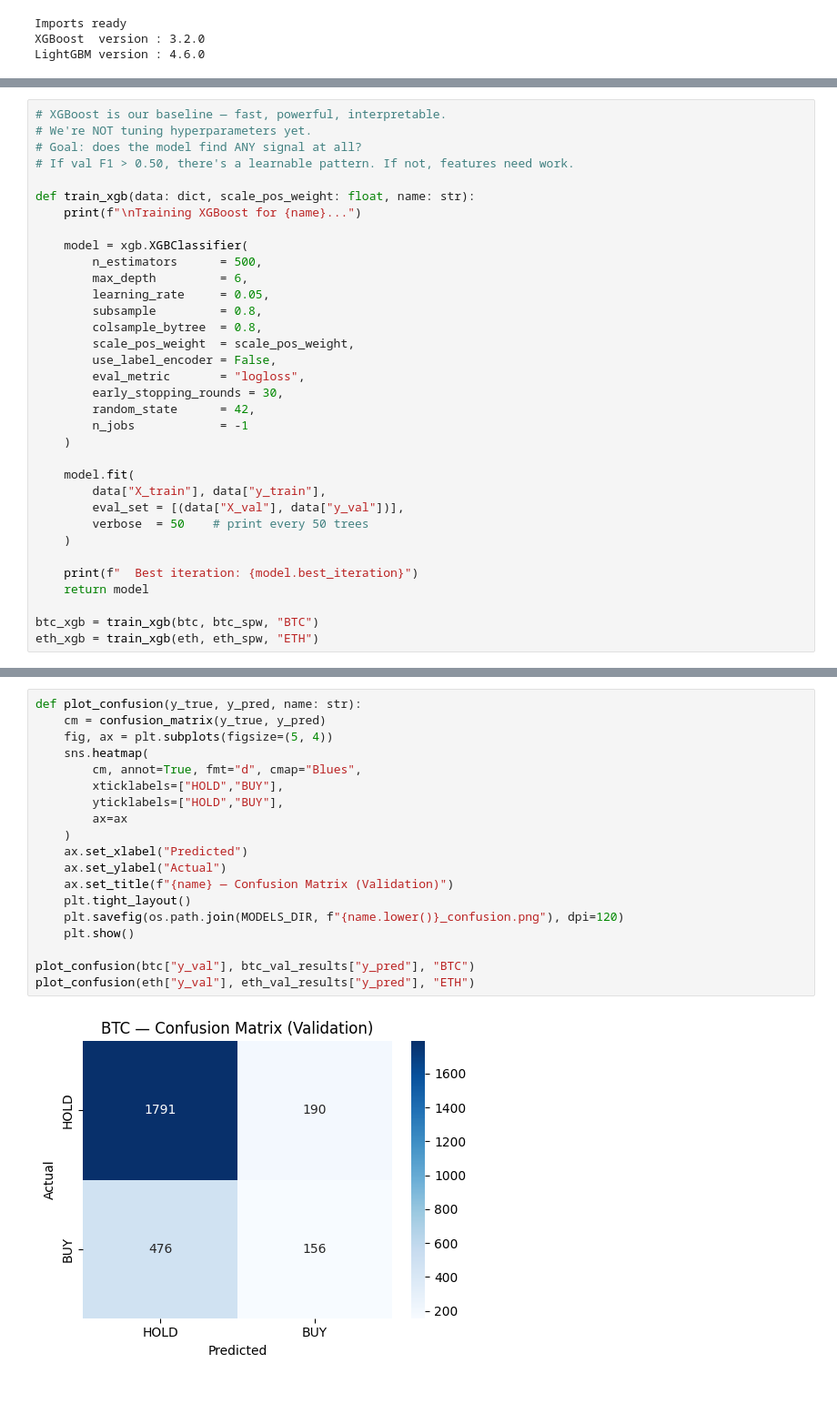
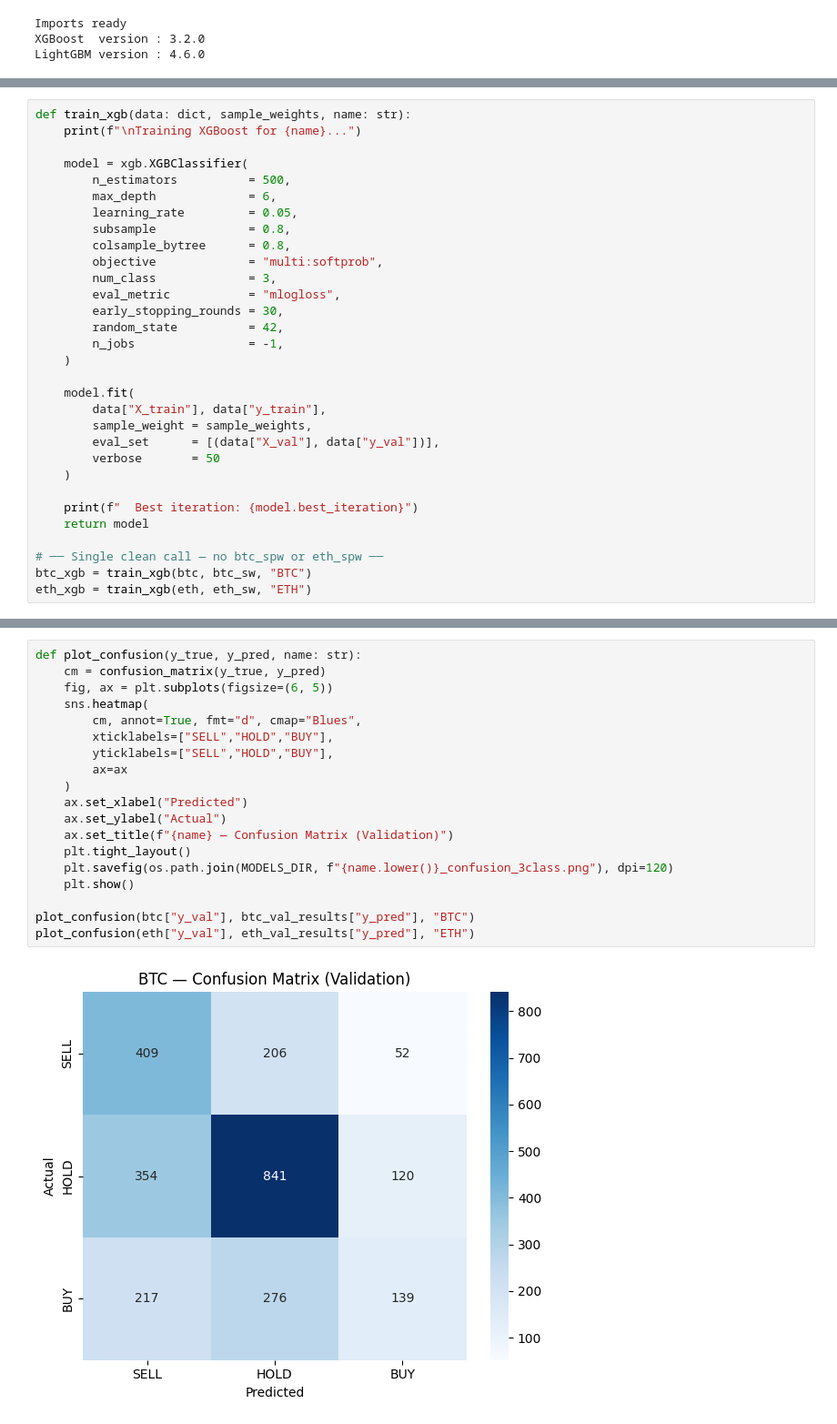
Before and after one commit to amoghrman/Algo-trading, a Jupyter notebook: 03_model_training.ipynb, the cells around one changed output, grey strips where cells are left out. Shown at 91% size. Drawn from its saved outputs; the diff is of its cells as text; blank space fills up the shorter version.

```diff
--- a/03_model_training.ipynb
+++ b/03_model_training.ipynb
@@ -139,36 +152,33 @@ ETH:
 # %%
-# XGBoost is our baseline — fast, powerful, interpretable.
-# We're NOT tuning hyperparameters yet.
-# Goal: does the model find ANY signal at all?
-# If val F1 > 0.50, there's a learnable pattern. If not, features need work.
-
-def train_xgb(data: dict, scale_pos_weight: float, name: str):
+def train_xgb(data: dict, sample_weights, name: str):
     print(f"\nTraining XGBoost for {name}...")
 
     model = xgb.XGBClassifier(
-        n_estimators      = 500,
-        max_depth         = 6,
-        learning_rate     = 0.05,
-        subsample         = 0.8,
-        colsample_bytree  = 0.8,
-        scale_pos_weight  = scale_pos_weight,
-        use_label_encoder = False,
-        eval_metric       = "logloss",
+        n_estimators          = 500,
+        max_depth             = 6,
+        learning_rate         = 0.05,
+        subsample             = 0.8,
+        colsample_bytree      = 0.8,
+        objective             = "multi:softprob",
+        num_class             = 3,
+        eval_metric           = "mlogloss",
         early_stopping_rounds = 30,
-        random_state      = 42,
-        n_jobs            = -1
+        random_state          = 42,
+        n_jobs                = -1,
     )
 
     model.fit(
         data["X_train"], data["y_train"],
-        eval_set = [(data["X_val"], data["y_val"])],
-        verbose  = 50    # print every 50 trees
+        sample_weight = sample_weights,
+        eval_set      = [(data["X_val"], data["y_val"])],
+        verbose       = 50
     )
 
     print(f"  Best iteration: {model.best_iteration}")
     return model
 
-btc_xgb = train_xgb(btc, btc_spw, "BTC")
-eth_xgb = train_xgb(eth, eth_spw, "ETH")
+# ── Single clean call — no btc_spw or eth_spw ──
+btc_xgb = train_xgb(btc, btc_sw, "BTC")
+eth_xgb = train_xgb(eth, eth_sw, "ETH")
 # %% [output]
 Training XGBoost for BTC...
@@ -242,21 +263,21 @@ weighted avg       0.71      0.75      0.72      2613
 # %%
 def plot_confusion(y_true, y_pred, name: str):
     cm = confusion_matrix(y_true, y_pred)
-    fig, ax = plt.subplots(figsize=(5, 4))
+    fig, ax = plt.subplots(figsize=(6, 5))
     sns.heatmap(
         cm, annot=True, fmt="d", cmap="Blues",
-        xticklabels=["HOLD","BUY"],
-        yticklabels=["HOLD","BUY"],
+        xticklabels=["SELL","HOLD","BUY"],
+        yticklabels=["SELL","HOLD","BUY"],
         ax=ax
     )
     ax.set_xlabel("Predicted")
     ax.set_ylabel("Actual")
     ax.set_title(f"{name} — Confusion Matrix (Validation)")
     plt.tight_layout()
-    plt.savefig(os.path.join(MODELS_DIR, f"{name.lower()}_confusion.png"), dpi=120)
+    plt.savefig(os.path.join(MODELS_DIR, f"{name.lower()}_confusion_3class.png"), dpi=120)
     plt.show()
 
 plot_confusion(btc["y_val"], btc_val_results["y_pred"], "BTC")
 plot_confusion(eth["y_val"], eth_val_results["y_pred"], "ETH")
 # %% [output]
-[figure, old version]
+[figure, new version]
```
Also changed, not shown: parts of 13 cells of this notebook, 24 other files.
